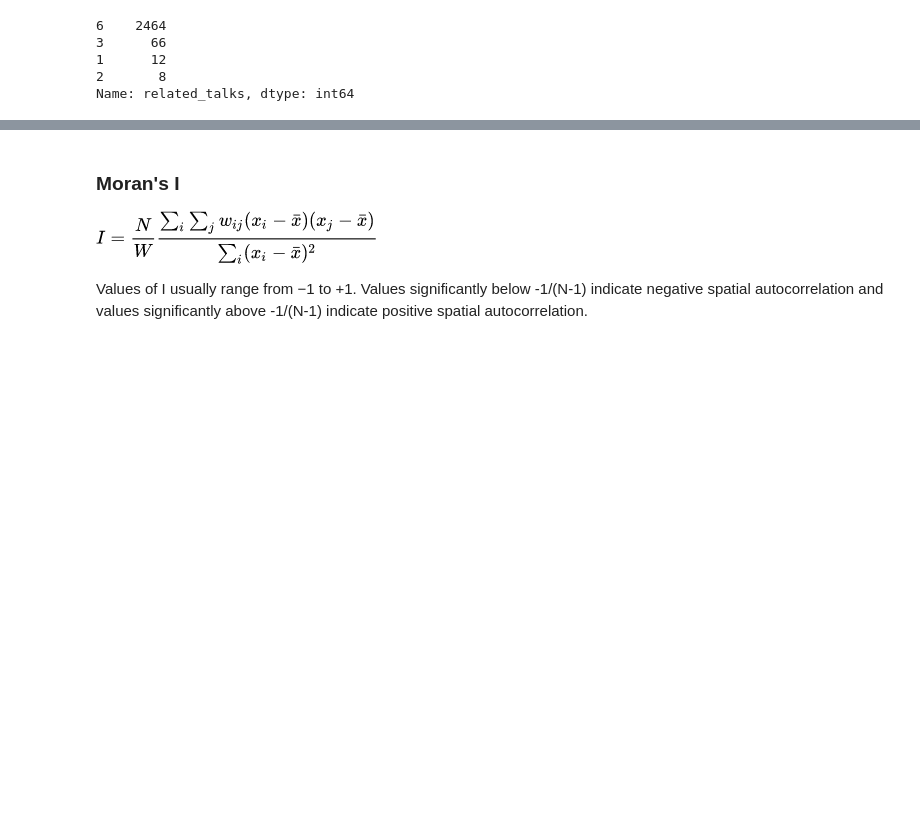
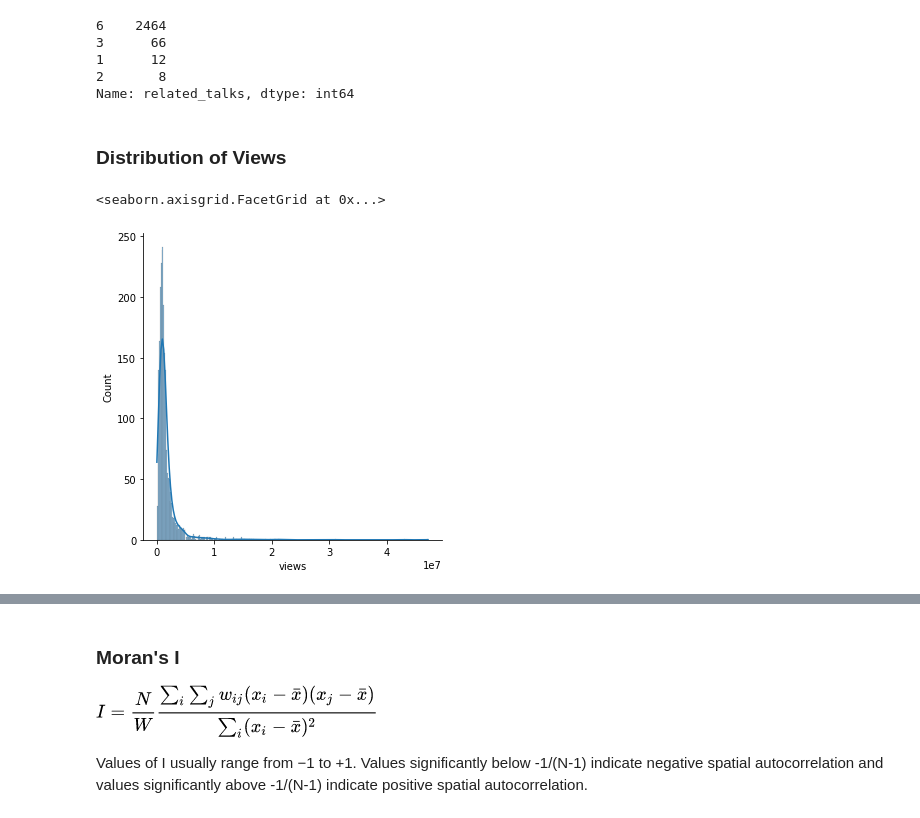
Before and after one commit to yatshunlee/ted-analysis, a Jupyter notebook: generate_network_analysis.ipynb, the cells around one changed output, grey strips where cells are left out. Drawn from its saved outputs; the diff is of its cells as text; code cells hidden in the pictures; blank space fills up the shorter version.

Commit message:
Updated moran's I plot and distplots
Updated moran's I plot and distplots

```diff
--- a/generate_network_analysis.ipynb
+++ b/generate_network_analysis.ipynb
@@ -57,3 +60,11 @@ for i, talks in enumerate(df.related_talks):
         if (titles[i],talk['title']) and talk['title'] in titles:
 
             pairs.add((titles[i],talk['title']))
+# %% [markdown]
+### Distribution of Views
+# %%
+# Kernel density estimation
+sns.displot(df.views, kde=True)
+# %% [output]
+<seaborn.axisgrid.FacetGrid at 0x...>
+[figure, added]
```
Also changed, not shown: parts of 4 cells of this notebook.
